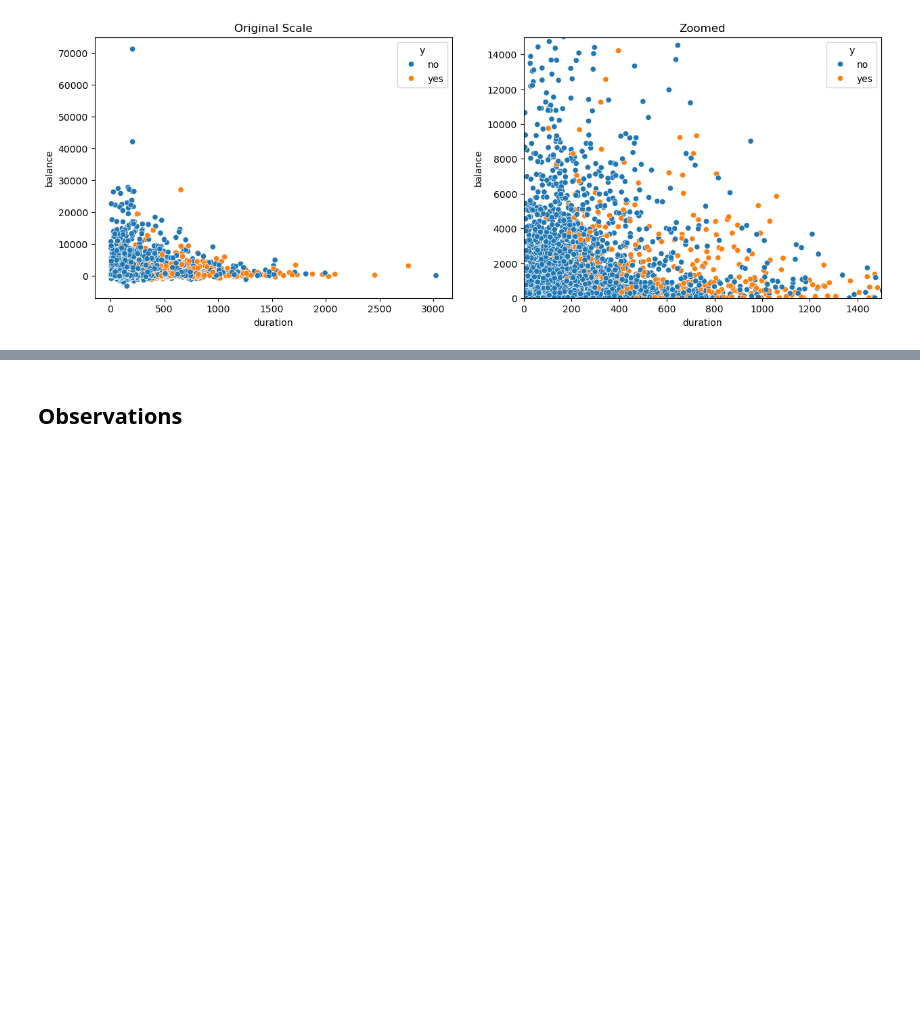
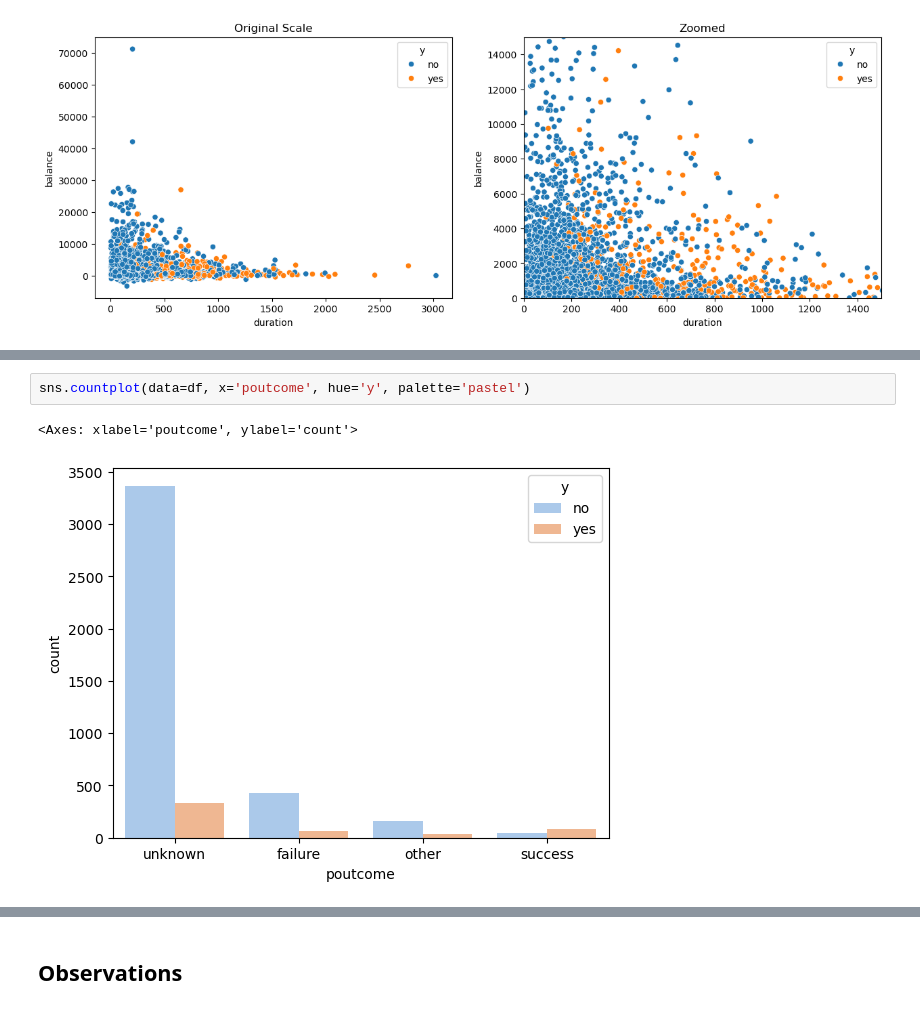
Before and after one commit to ka-rachit/Init_Tasks, a Jupyter notebook: Task2/task2_Rachit.ipynb, the cells around one changed output, grey strips where cells are left out. Cells and saved outputs as stored; diff of their text form; blank space fills up the shorter version.

```diff
--- a/Task2/task2_Rachit.ipynb
+++ b/Task2/task2_Rachit.ipynb
@@ -120 +128,6 @@ Text(0.5, 1.0, 'Zoomed')
+# %%
+sns.countplot(data=df, x='poutcome', hue='y', palette='pastel')
+# %% [output]
+<Axes: xlabel='poutcome', ylabel='count'>
+[figure, added]
 # %%
```
Also changed, not shown: parts of 29 cells of this notebook.
